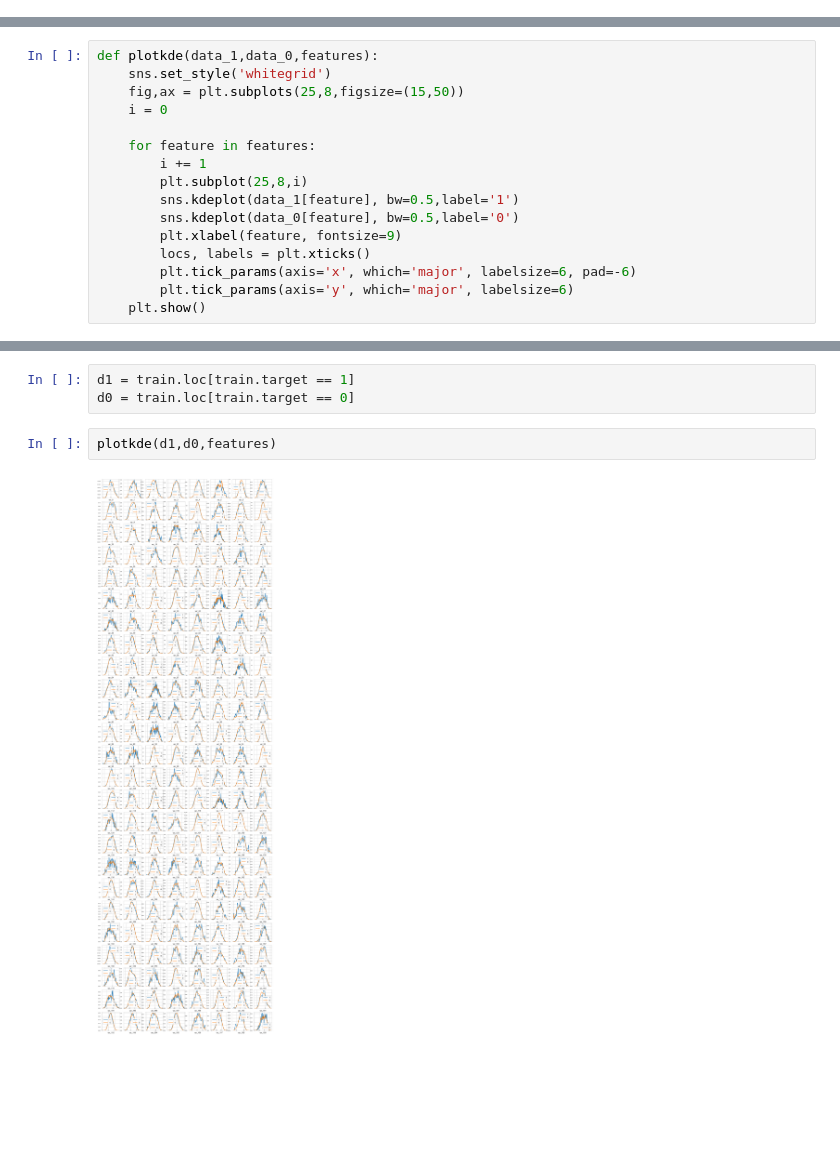
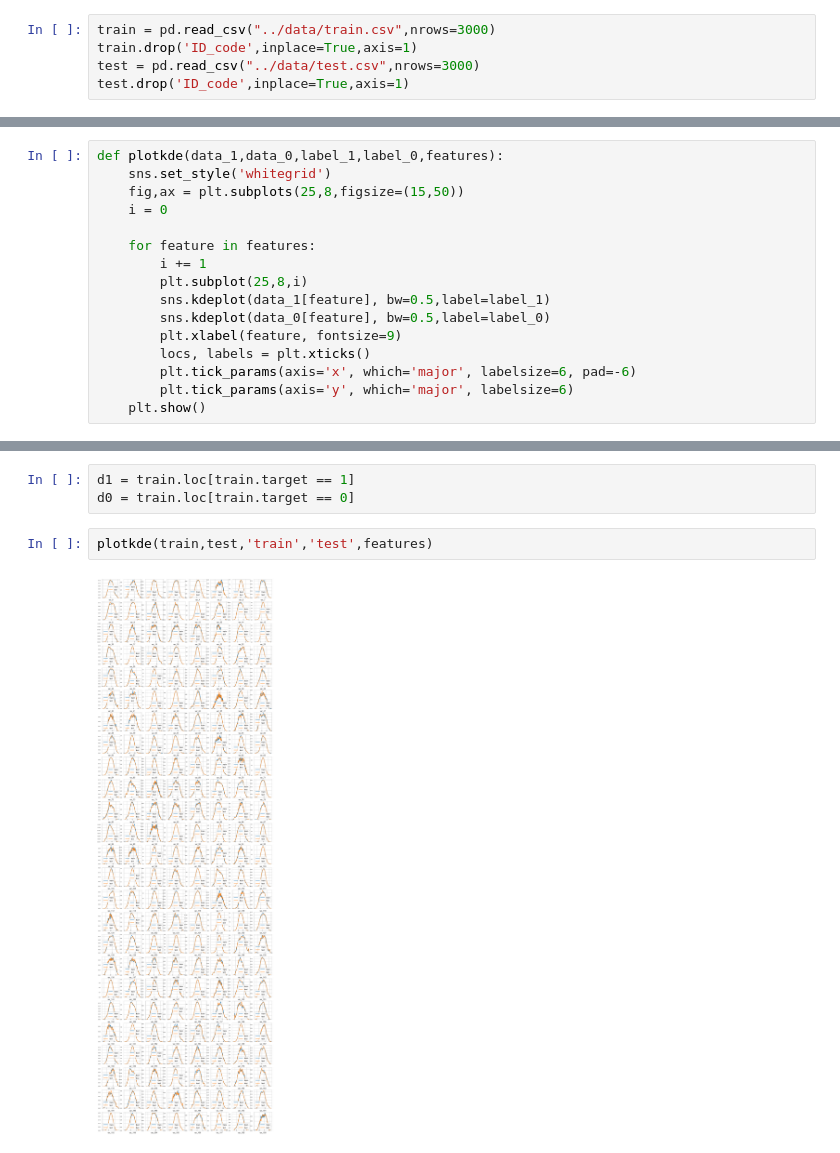
Before and after one commit to 9zai/Santander-Customer, a Jupyter notebook: work/eda.ipynb, the cells around one changed output, grey strips where cells are left out. Cells and saved outputs as stored; diff of their text form; blank space fills up the shorter version.

```diff
--- a/work/eda.ipynb
+++ b/work/eda.ipynb
@@ -10,3 +8,8 @@ train = pd.read_csv("../data/train.csv",nrows=3000)
+# %%
+train = pd.read_csv("../data/train.csv",nrows=3000)
+train.drop('ID_code',inplace=True,axis=1)
+test = pd.read_csv("../data/test.csv",nrows=3000)
+test.drop('ID_code',inplace=True,axis=1)
 # %%
 train.shape
 # %% [output]
@@ -41,7 +42,7 @@ train.target.value_counts()
 1     303
 Name: target, dtype: int64
 # %%
-def plotkde(data_1,data_0,features):
+def plotkde(data_1,data_0,label_1,label_0,features):
     sns.set_style('whitegrid')
     fig,ax = plt.subplots(25,8,figsize=(15,50))
     i = 0
@@ -49,8 +50,8 @@ def plotkde(data_1,data_0,features):
     for feature in features:
         i += 1
         plt.subplot(25,8,i)
-        sns.kdeplot(data_1[feature], bw=0.5,label='1')
-        sns.kdeplot(data_0[feature], bw=0.5,label='0')
+        sns.kdeplot(data_1[feature], bw=0.5,label=label_1)
+        sns.kdeplot(data_0[feature], bw=0.5,label=label_0)
         plt.xlabel(feature, fontsize=9)
         locs, labels = plt.xticks()
         plt.tick_params(axis='x', which='major', labelsize=6, pad=-6)
@@ -61,7 +62,7 @@ features = train.columns[1:]
 # %%
 d1 = train.loc[train.target == 1]
 d0 = train.loc[train.target == 0]
-# %%
-plotkde(d1,d0,features)
-# %% [output]
-[figure, removed]
+# %%
+plotkde(train,test,'train','test',features)
+# %% [output]
+[figure, added]
```
Also changed, not shown: parts of 2 cells of this notebook, 2 other files.
